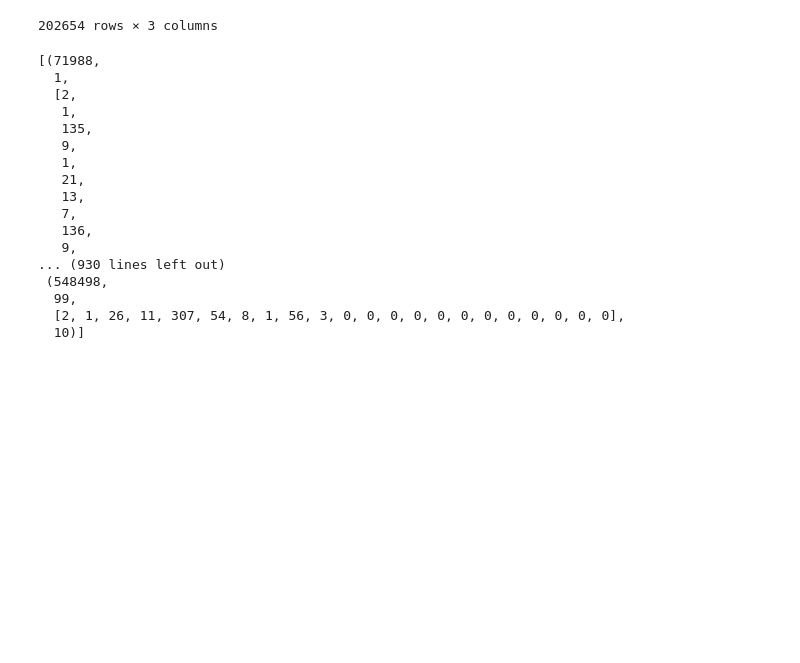
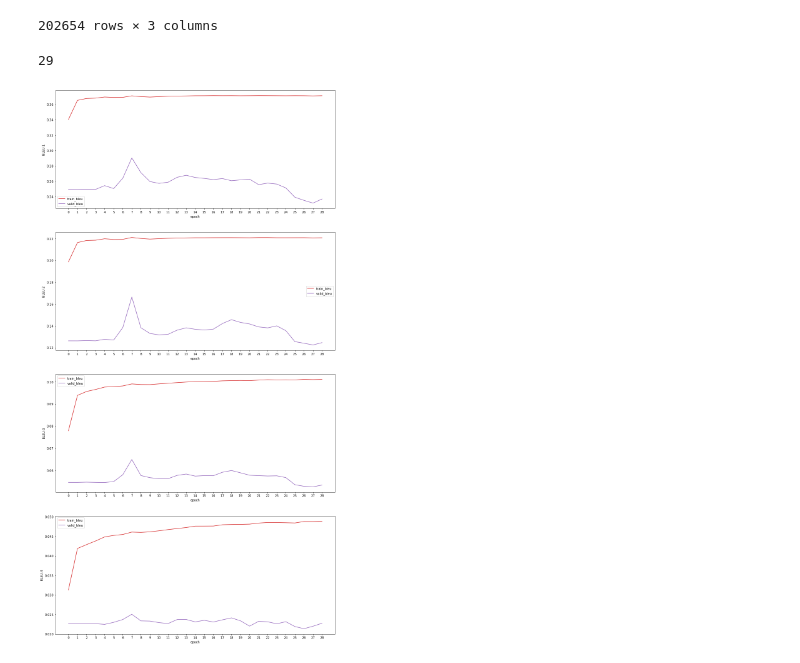
Before and after one commit to daveredrum/3d-captioning, a Jupyter notebook: preprocessing.ipynb, the cells around one changed output. Cells and saved outputs as stored; diff of their text form; code cells hidden in the pictures; blank space fills up the shorter version.

```diff
--- a/preprocessing.ipynb
+++ b/preprocessing.ipynb
@@ -65,23 +65,29 @@ coco_valid_ds = COCOCaptionDataset(
     coco_valid.transformed_csv,
     os.path.join(coco_root, "preprocessed", "coco_val2014.hdf5")
 )
-# %%
-coco_valid_ds.data_pairs
-# %% [output]
-[(71988,
-  1,
-  [2,
-   1,
-   135,
-   9,
-   1,
-   21,
-   13,
-   7,
-   136,
-   9,
-... (930 lines left out)
- (548498,
-  99,
-  [2, 1, 26, 11, 307, 54, 8, 1, 56, 3, 0, 0, 0, 0, 0, 0, 0, 0, 0, 0, 0, 0],
-  10)]
+# %%
+len(train)
+# %% [output]
+29
+# %%
+import matplotlib.pyplot as plt
+
+root = "/home/davech2y/3d_captioning/logs/bad/"
+fig = plt.gcf()
+fig.set_size_inches(16,32)
+fig.set_facecolor("white")
+for i in range(1, 5):
+    temp = json.load(open(os.path.join(root, "run_coco_vgg16_bn_attention_trs-1_vs5000_ts0_e30_lr0.000100_wd0.000000_bs24_vocal5001_BLEU_BLEU-{}_train_bleu_{}-tag-BLEU_BLEU-{}.json".format(i, i, i))))
+    train = [temp[i][2] for i in range(len(temp))]
+    temp = json.load(open(os.path.join(root, "run_coco_vgg16_bn_attention_trs-1_vs5000_ts0_e30_lr0.000100_wd0.000000_bs24_vocal5001_BLEU_BLEU-{}_valid_bleu_{}-tag-BLEU_BLEU-{}.json".format(i, i, i))))
+    valid = [temp[i][2] for i in range(len(temp))]
+    plt.subplot(4, 1, i)
+    plt.plot(range(0, 29), train, "C3", label="train_bleu")
+    plt.plot(range(0, 29), valid, "C4", label="valid_bleu")
+    plt.xlabel('epoch')
+    plt.ylabel('BLEU-{}'.format(i))
+    plt.xticks(range(0, 29))
+    plt.legend()
+plt.show()
+# %% [output]
+[figure, added]
```
Also changed, not shown: 7 other files.
